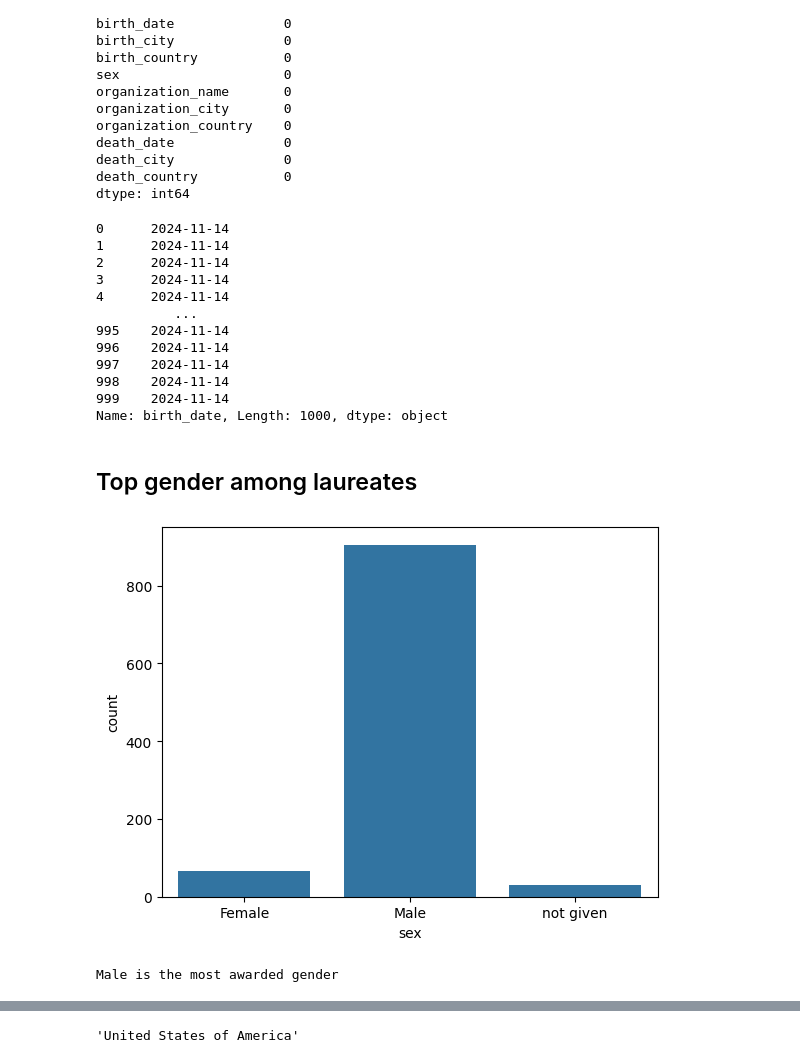
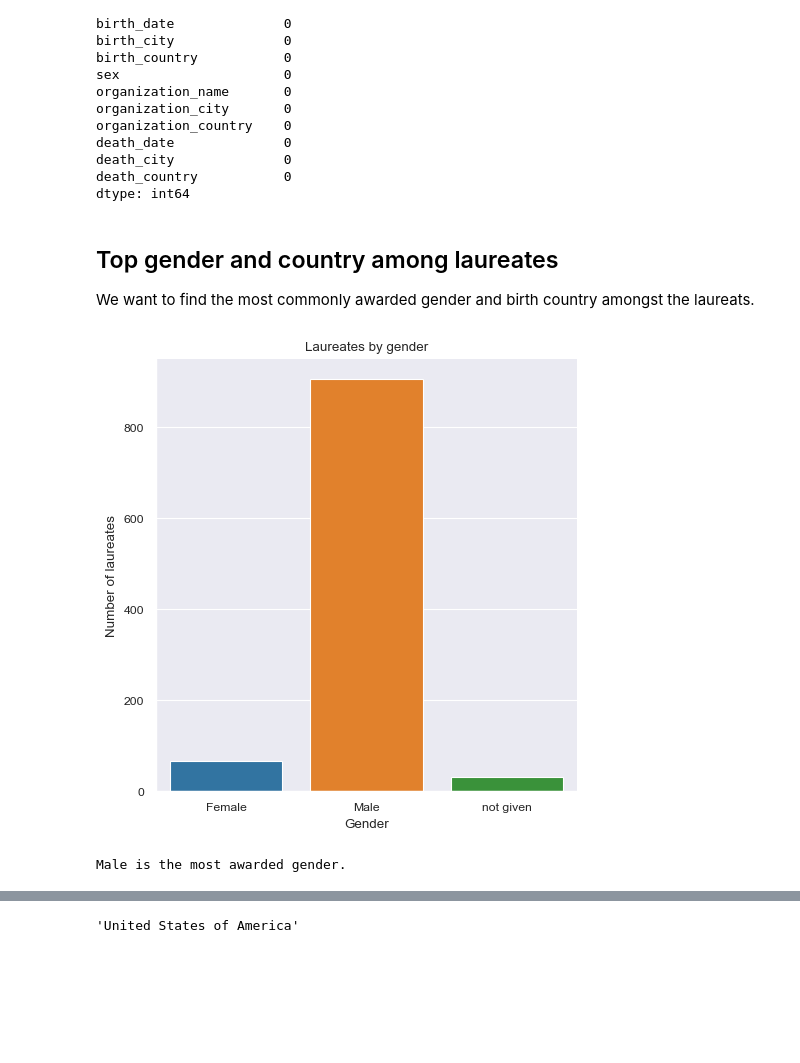
Before and after one commit to lenelise/Nobel_prize, a Jupyter notebook: nobel_prize.ipynb, the cells around one changed output, grey strips where cells are left out. Drawn from its saved outputs; the diff is of its cells as text; code cells hidden in the pictures; blank space fills up the shorter version.

```diff
--- a/nobel_prize.ipynb
+++ b/nobel_prize.ipynb
@@ -33,3 +33,6 @@ import seaborn as sns
 
 nobel = pd.read_csv("nobel.csv")
 nobel.head()
+
+#sns.set_context("paper") #will apply to all sns-plots
+sns.set_style("darkgrid") #will apply to all sns-plots
@@ -130,10 +103,10 @@ nobel["laureate_type"] = nobel["laureate_type"].astype('category')
 nobel["sex"] = nobel["sex"].astype('category')
 # %%
 # We want to convert the birth date and death date column to datetime:
-nobel["birth_date"] = pd.to_datetime(nobel["birth_date"], errors='coerce', format='%y%m%d')
-nobel["death_date"] = pd.to_datetime(nobel["death_date"], errors='coerce', format='%y%m%d')
+nobel["birth_date"] = pd.to_datetime(nobel["birth_date"], errors='coerce', format='%Y%m%d')
+nobel["death_date"] = pd.to_datetime(nobel["death_date"], errors='coerce', format='%Y%m%d')
 
-# Handle NaT values that arose during the datetime conversion:
+# Handle NaT values that may have arisen during conversion (if some dates had an unsupported value/format)
 today = dt.date.today()
 nobel["birth_date"] = nobel["birth_date"].fillna(today) #placeholder values for missing dates
 nobel["death_date"] = nobel["death_date"].fillna(today) #placeholder values for missing dates
@@ -159,34 +132,20 @@ death_date              0
 death_city              0
 death_country           0
 dtype: int64
-# %%
-nobel["birth_date"]
-# %% [output]
-0      2024-11-14
-1      2024-11-14
-2      2024-11-14
-3      2024-11-14
-4      2024-11-14
-          ...
-995    2024-11-14
-996    2024-11-14
-997    2024-11-14
-998    2024-11-14
-999    2024-11-14
-Name: birth_date, Length: 1000, dtype: object
-# %% [markdown]
-## Top gender among laureates
+# %% [markdown]
+## Top gender and country among laureates
+We want to find the most commonly awarded gender and birth country amongst the laureats.
 # %%
 #Finding the top gender via visiualization:
 nobel['sex'].value_counts()
-sns.countplot(data=nobel, x='sex')
+sns.catplot(data=nobel, x='sex', hue='sex', kind='count').set(title='Laureates by gender', ylabel="Number of laureates", xlabel="Gender")
 top_gender = 'Male' #storing this variable is a datacamp requirement
 # %% [output]
-[figure, old version]
+[figure, new version]
 # %%
 #Finding top gender via computing:
 nobel_by_gender = nobel.groupby('sex').count()
 top_gender = nobel_by_gender['year'].idxmax()  #storing this variable is a datacamp requirement
-print(top_gender + " is the most awarded gender")
+print(top_gender + " is the most awarded gender.")
 # %% [output]
-Male is the most awarded gender
+Male is the most awarded gender.
```
Also changed, not shown: parts of 36 cells of this notebook.
